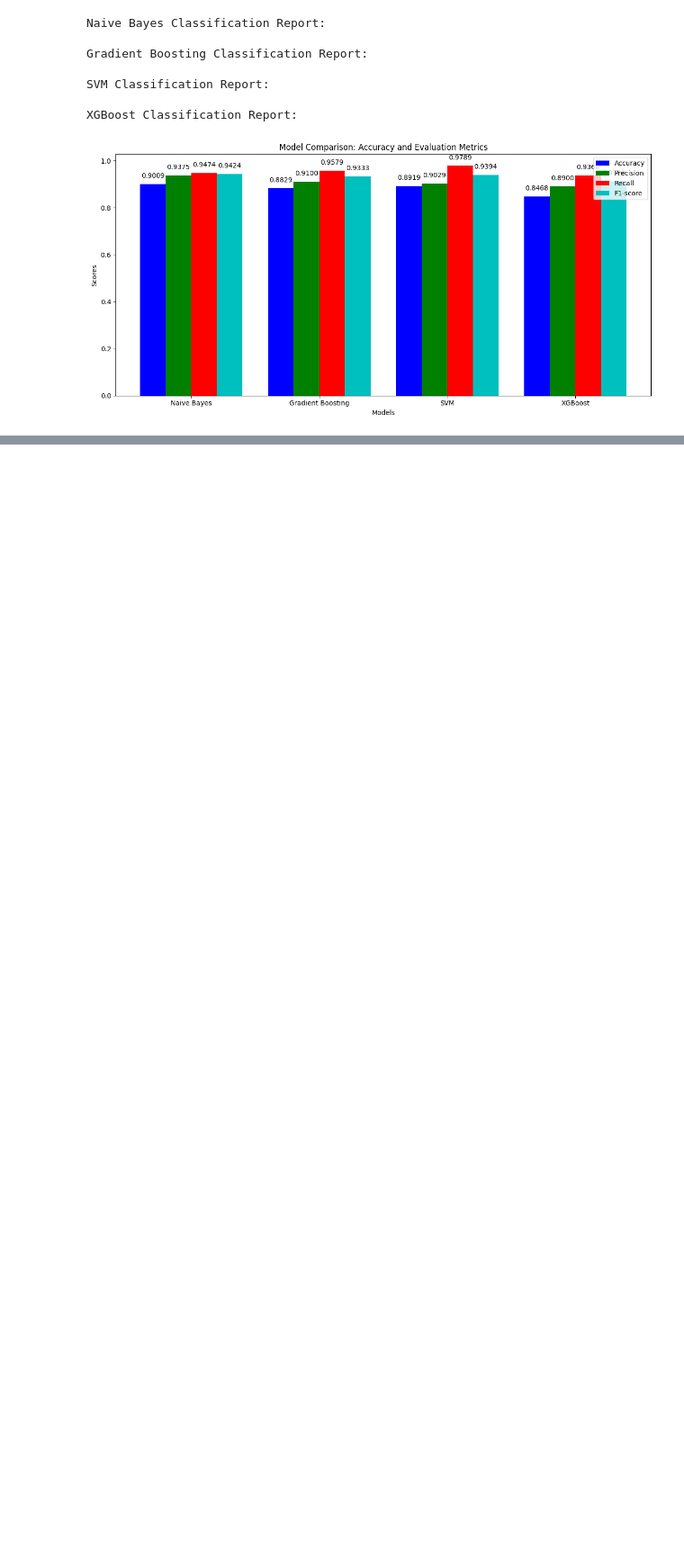
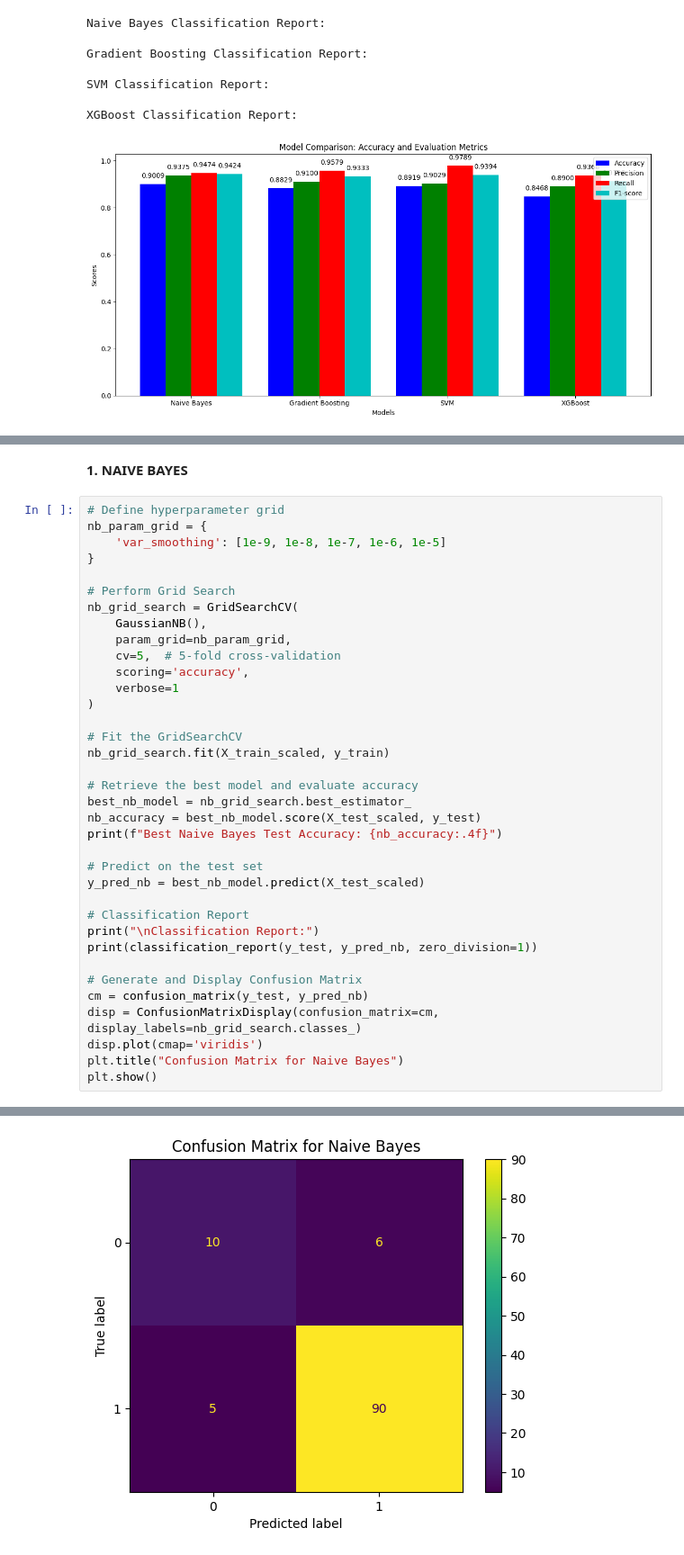
Before and after one commit to MerlinePricillaPeter/LUNG-CANCER-PREDICTION, a Jupyter notebook: LUNG_CANCER_PREDICTION.ipynb, the cells around one changed output, grey strips where cells are left out. Shown at 90% size. Saved outputs shown, nothing was run; the diff lists cells and outputs as text; blank space fills up the shorter version.

```diff
--- a/LUNG_CANCER_PREDICTION.ipynb
+++ b/LUNG_CANCER_PREDICTION.ipynb
@@ -501,0 +506,39 @@ XGBoost Classification Report:
+# %% [markdown]
+**1. NAIVE BAYES**
+# %%
+# Define hyperparameter grid
+nb_param_grid = {
+    'var_smoothing': [1e-9, 1e-8, 1e-7, 1e-6, 1e-5]
+}
+
+# Perform Grid Search
+nb_grid_search = GridSearchCV(
+    GaussianNB(),
+    param_grid=nb_param_grid,
+    cv=5,  # 5-fold cross-validation
+    scoring='accuracy',
+    verbose=1
+)
+
+# Fit the GridSearchCV
+nb_grid_search.fit(X_train_scaled, y_train)
+
+# Retrieve the best model and evaluate accuracy
+best_nb_model = nb_grid_search.best_estimator_
+nb_accuracy = best_nb_model.score(X_test_scaled, y_test)
+print(f"Best Naive Bayes Test Accuracy: {nb_accuracy:.4f}")
+
+# Predict on the test set
+y_pred_nb = best_nb_model.predict(X_test_scaled)
+
+# Classification Report
+print("\nClassification Report:")
+print(classification_report(y_test, y_pred_nb, zero_division=1))
+
+# Generate and Display Confusion Matrix
+cm = confusion_matrix(y_test, y_pred_nb)
+disp = ConfusionMatrixDisplay(confusion_matrix=cm, display_labels=nb_grid_search.classes_)
+disp.plot(cmap='viridis')
+plt.title("Confusion Matrix for Naive Bayes")
+plt.show()
+# %% [output]
@@ -501,0 +557 @@ XGBoost Classification Report:
+[figure, added]
```
Also changed, not shown: parts of 8 cells of this notebook.
